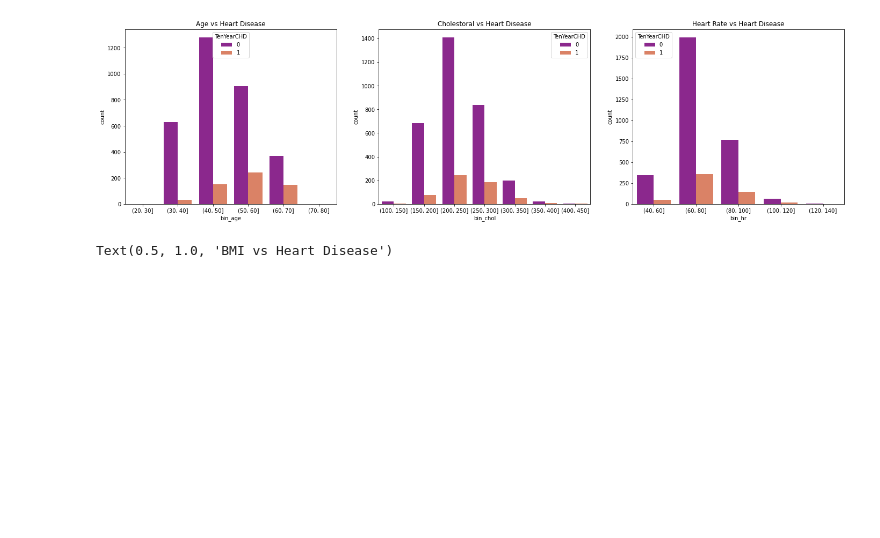
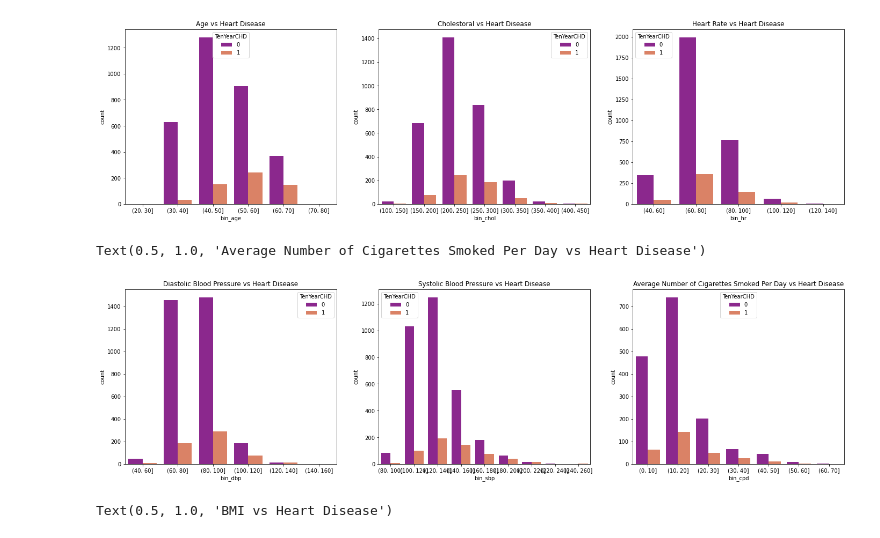
Before and after one commit to NimeshaPrasadini/ML_Assignment2_IT19028774_IT19140476_IT19123578_IT19138732, a Jupyter notebook: IT19028774_IT19140476_IT19123578_IT19138732.ipynb, the cells around one changed output. Drawn from its saved outputs; the diff is of its cells as text; code cells hidden in the pictures; blank space fills up the shorter version.

Commit message:
data visualize of Dbp,SBP and Avg of smoke

```diff
--- a/IT19028774_IT19140476_IT19123578_IT19138732.ipynb
+++ b/IT19028774_IT19140476_IT19123578_IT19138732.ipynb
@@ -158,6 +158,33 @@ g3.set_title("Heart Rate vs Heart Disease")
 # %% [output]
 Text(0.5, 1.0, 'Heart Rate vs Heart Disease')
 [figure]
+# %%
+#Sanduni
+fig,ax=plt.subplots(figsize=(24,6))
+
+plt.subplot(1, 3, 1)
+dbp_bins = [40,60,80,100,120,140,160]
+chd_df['bin_dbp']=pd.cut(chd_df['diaBP'], bins=dbp_bins)
+g1=sn.countplot(x='bin_dbp',data=chd_df ,hue='TenYearCHD',palette='plasma',linewidth=3)
+g1.set_title("Diastolic Blood Pressure vs Heart Disease")
+#People who have Continuous Diastolic Blood Pressure level from 60-100 have a very high chance of getting the heart disease.
+
+plt.subplot(1, 3, 2)
+sbp_bins = [80,100,120,140,160,180,200,220,240,260]
+chd_df['bin_sbp']=pd.cut(chd_df['sysBP'], bins=sbp_bins)
+g1=sn.countplot(x='bin_sbp',data=chd_df ,hue='TenYearCHD',palette='plasma',linewidth=3)
+g1.set_title("Systolic Blood Pressure vs Heart Disease")
+#People who have Continuous Systolic Blood Pressure level from 100-140 have a very high chance of getting the heart disease.
+
+plt.subplot(1, 3, 3)
+cpd_bins = [0,10,20,30,40,50,60,70]
+chd_df['bin_cpd']=pd.cut(chd_df['cigsPerDay'], bins=cpd_bins)
+g1=sn.countplot(x='bin_cpd',data=chd_df ,hue='TenYearCHD',palette='plasma',linewidth=3)
+g1.set_title("Average Number of Cigarettes Smoked Per Day vs Heart Disease")
+#People who smokes 0-20 no of cigarettes per day ave a very high chance of getting the heart disease.
+# %% [output]
+Text(0.5, 1.0, 'Average Number of Cigarettes Smoked Per Day vs Heart Disease')
+[figure, added]
 # %%
 #Gamitha
 fig,ax=plt.subplots(figsize=(24,6))
```
